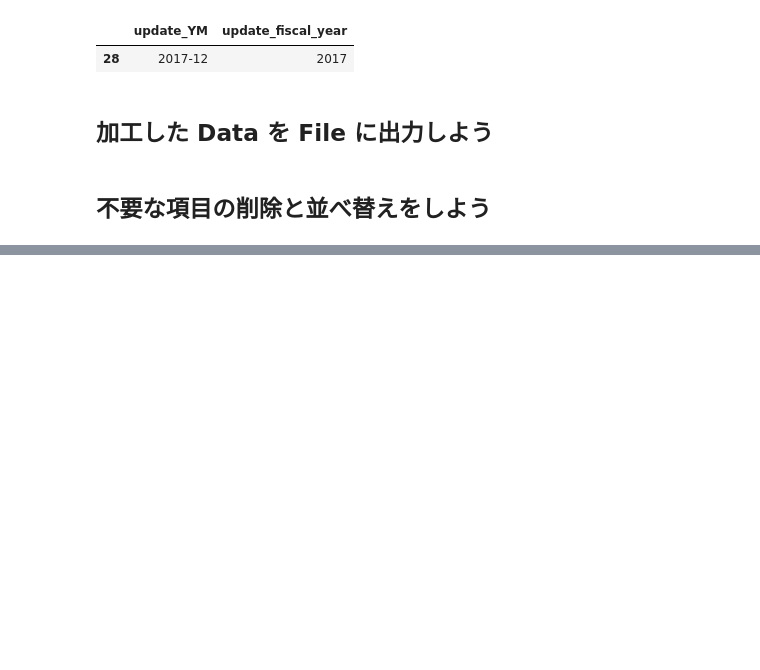
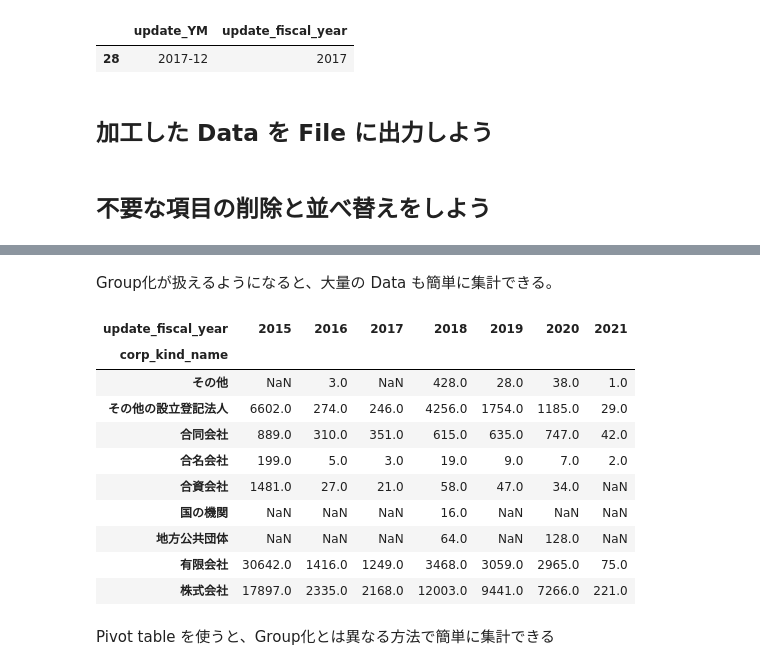
Before and after one commit to 1024xx4/100_Data_processing--visualization, a Jupyter notebook: structured_data.ipynb, the cells around one changed output, grey strips where cells are left out. Saved outputs shown, nothing was run; the diff lists cells and outputs as text; code cells hidden in the pictures; blank space fills up the shorter version.

```diff
--- a/structured_data.ipynb
+++ b/structured_data.ipynb
@@ -878,0 +952,20 @@ Index(['cityName', 'corporateNumber', 'name', 'corp_kind_name',
+# %% [markdown]
+Group化が扱えるようになると、大量の Data も簡単に集計できる。
+# %%
+# Pivot table
+pt_data = pd.pivot_table(data, index='corp_kind_name', columns='update_fiscal_year', aggfunc='size')
+pt_data
+# %% [output]
+| update_fiscal_year | 2015 | 2016 | 2017 | 2018 | 2019 | 2020 | 2021 |
+| corp_kind_name |  |  |  |  |  |  |  |
+| その他 | NaN | 3.0 | NaN | 428.0 | 28.0 | 38.0 | 1.0 |
+| その他の設立登記法人 | 6602.0 | 274.0 | 246.0 | 4256.0 | 1754.0 | 1185.0 | 29.0 |
+| 合同会社 | 889.0 | 310.0 | 351.0 | 615.0 | 635.0 | 747.0 | 42.0 |
+| 合名会社 | 199.0 | 5.0 | 3.0 | 19.0 | 9.0 | 7.0 | 2.0 |
+| 合資会社 | 1481.0 | 27.0 | 21.0 | 58.0 | 47.0 | 34.0 | NaN |
+| 国の機関 | NaN | NaN | NaN | 16.0 | NaN | NaN | NaN |
+| 地方公共団体 | NaN | NaN | NaN | 64.0 | NaN | 128.0 | NaN |
+| 有限会社 | 30642.0 | 1416.0 | 1249.0 | 3468.0 | 3059.0 | 2965.0 | 75.0 |
+| 株式会社 | 17897.0 | 2335.0 | 2168.0 | 12003.0 | 9441.0 | 7266.0 | 221.0 |
+# %% [markdown]
+Pivot table を使うと、Group化とは異なる方法で簡単に集計できる
```
Also changed, not shown: parts of 6 cells of this notebook, 1 other file.
